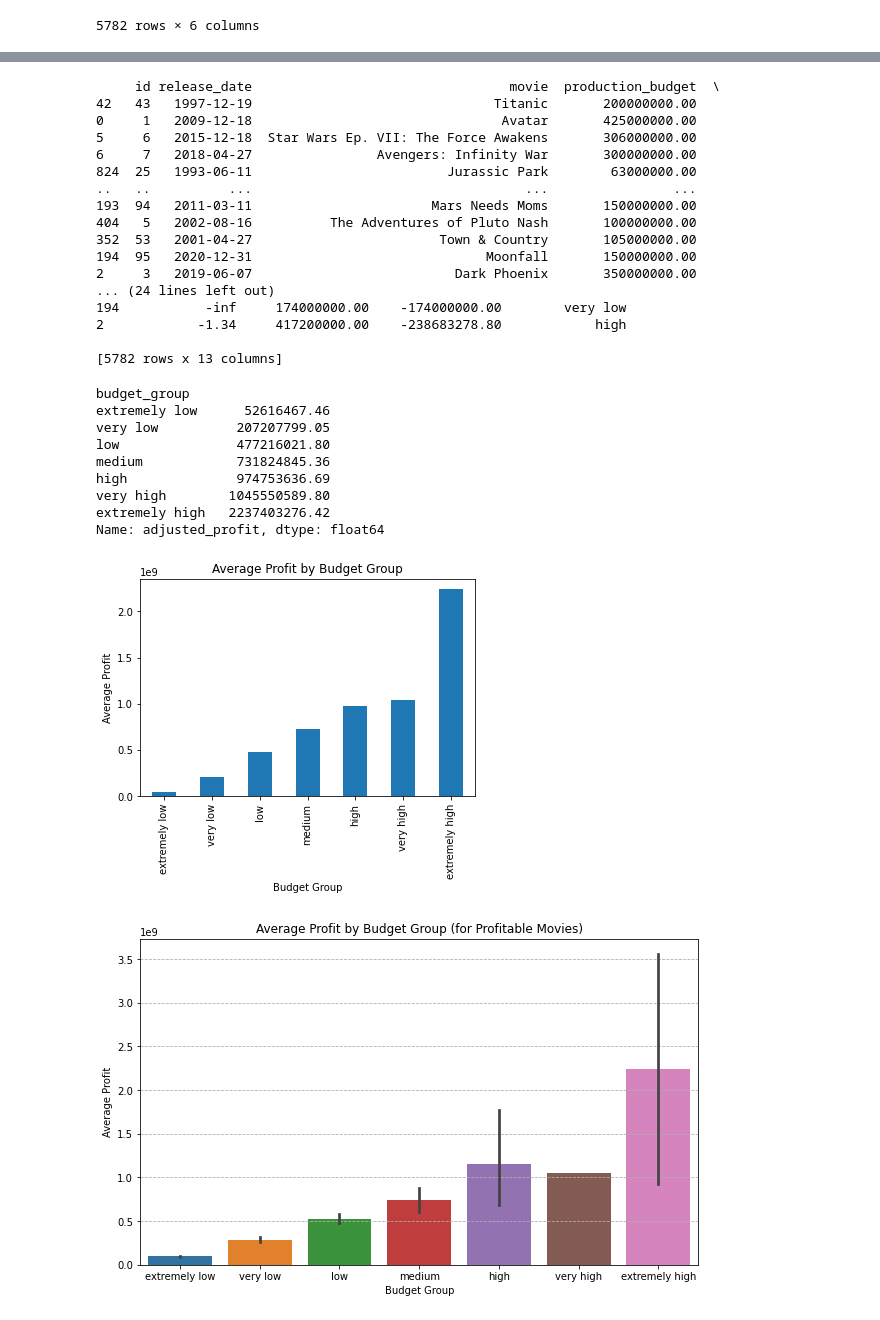
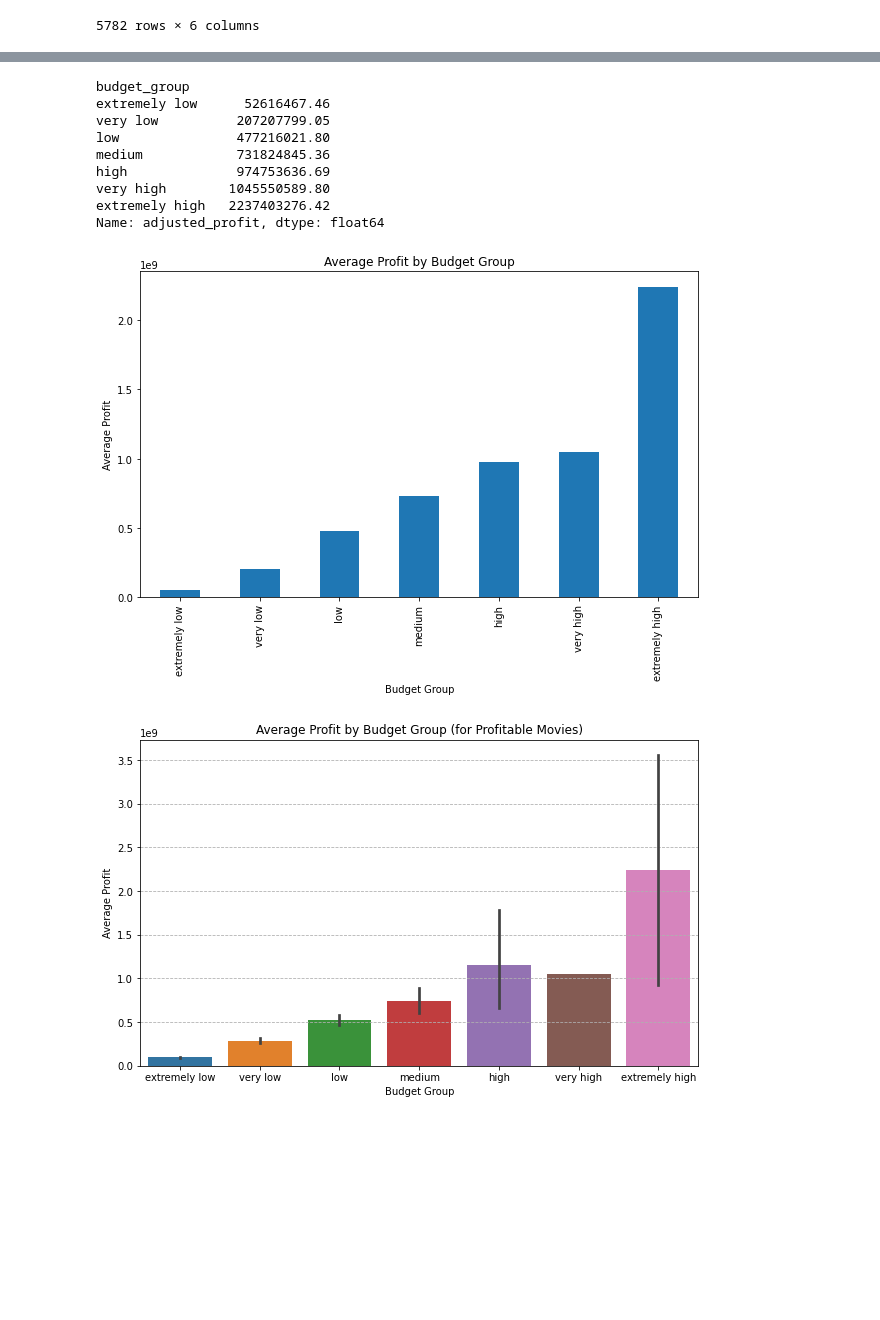
Before and after one commit to morgannash1/movie_analysis_project, a Jupyter notebook: notebook.ipynb, the cells around one changed output, grey strips where cells are left out. Cells and saved outputs as stored; diff of their text form; code cells hidden in the pictures; blank space fills up the shorter version.

Commit message:
notebook/ edited comments, cleaned up graphs

```diff
--- a/notebook.ipynb
+++ b/notebook.ipynb
@@ -774,49 +780,30 @@ tn_df.head()
 | 4 | 5 | 2017-12-15 | Star Wars Ep. VIII: The Last Jedi | 317000000.00 | 620181382.00 | 1316721747.00 | 2017 | December | ... |
 # %%
 tn_df_sorted = tn_df.sort_values(by='adjusted_profit', ascending=False)
-print(tn_df_sorted)
-# %% [output]
-     id release_date                                 movie  production_budget  \
-42   43   1997-12-19                               Titanic       200000000.00
-0     1   2009-12-18                                Avatar       425000000.00
-5     6   2015-12-18  Star Wars Ep. VII: The Force Awakens       306000000.00
-6     7   2018-04-27                Avengers: Infinity War       300000000.00
-824  25   1993-06-11                         Jurassic Park        63000000.00
-..   ..          ...                                   ...                ...
-193  94   2011-03-11                       Mars Needs Moms       150000000.00
-404   5   2002-08-16          The Adventures of Pluto Nash       100000000.00
-352  53   2001-04-27                        Town & Country       105000000.00
-194  95   2020-12-31                              Moonfall       150000000.00
-2     3   2019-06-07                          Dark Phoenix       350000000.00
-... (24 lines left out)
-194           -inf     174000000.00    -174000000.00        very low
-2            -1.34     417200000.00    -238683278.80            high
-
-[5782 rows x 13 columns]
 # %%
 #create budget bins and plot to see if spending more on budget means a movie will make more
 bins = pd.cut(tn_df['adjusted_budget'], bins=7, labels=['extremely low', 'very low', 'low', 'medium', 'high', 'very high', 'extremely high'])
 tn_df['budget_group'] = bins
 
-# Calculate the average profit for each budget group
+#average profit for each budget group
 average_profit_by_budget = tn_df.groupby('budget_group')['adjusted_profit'].mean()
 print(average_profit_by_budget)
 
-# Visualize the results
+plt.figure(figsize=(10, 6))
 average_profit_by_budget.plot(kind='bar')
 plt.title('Average Profit by Budget Group')
 plt.xlabel('Budget Group')
 plt.ylabel('Average Profit')
 plt.show()
 # %% [output]
 budget_group
 extremely low      52616467.46
 very low          207207799.05
 low               477216021.80
 medium            731824845.36
 high              974753636.69
 very high        1045550589.80
 extremely high   2237403276.42
 Name: adjusted_profit, dtype: float64
-[figure, old version]
+[figure, new version]
 # %%
```
Also changed, not shown: parts of 31 cells of this notebook.
